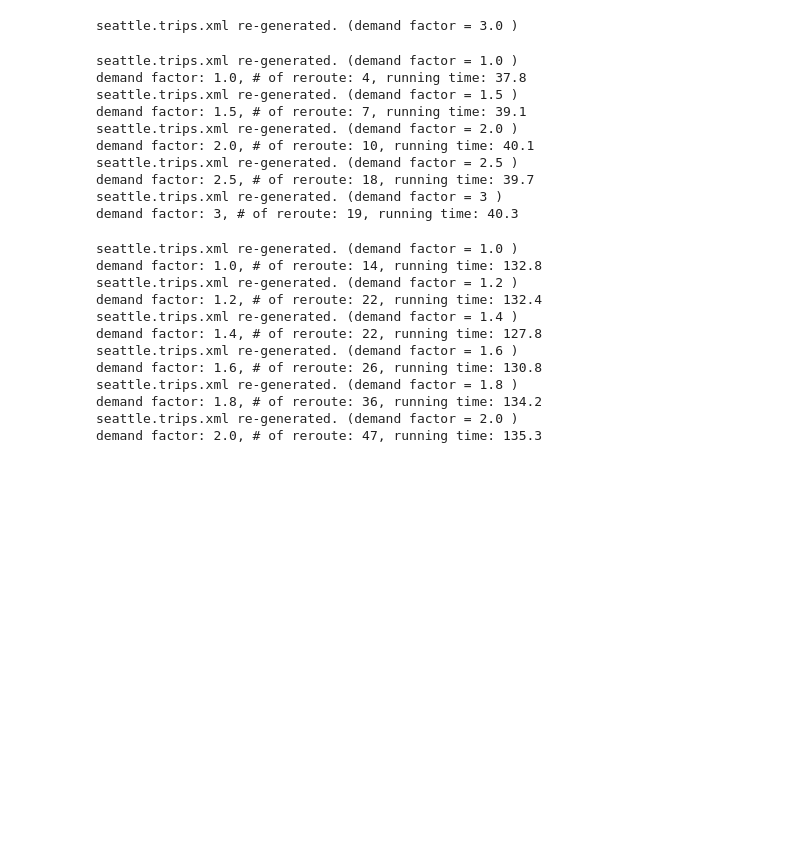
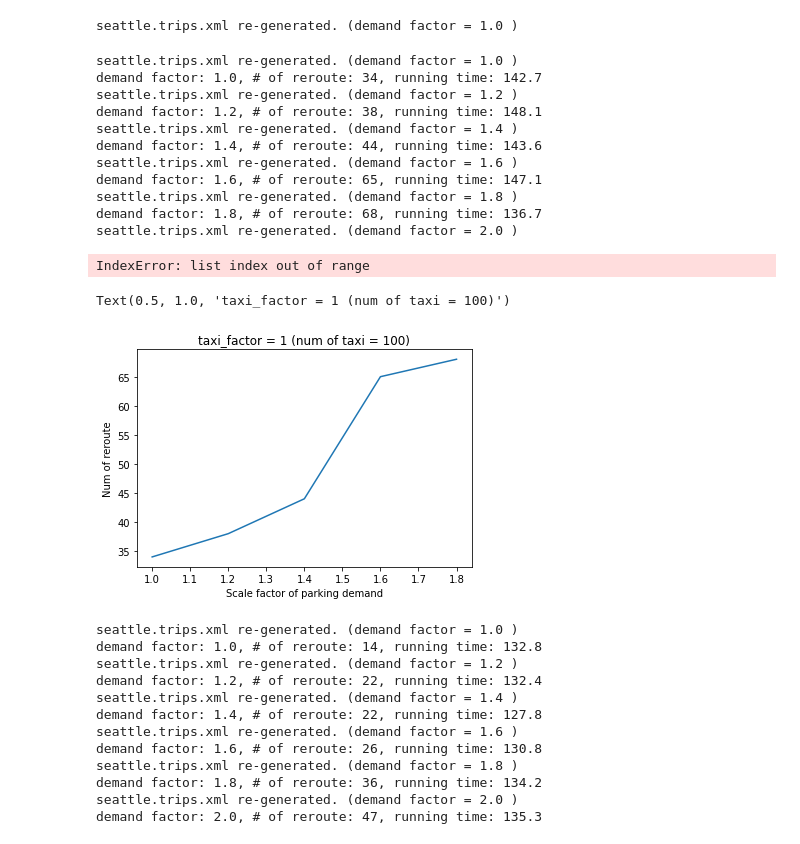
Before and after one commit to STAR-Lab-Curbside-Parking/curbside, a Jupyter notebook: seattle-demo/06_demand_reroute.ipynb, the cells around one changed output. Saved outputs shown, nothing was run; the diff lists cells and outputs as text; code cells hidden in the pictures; blank space fills up the shorter version.

Commit message:
update 06 and routeGeneration.py

```diff
--- a/seattle-demo/06_demand_reroute.ipynb
+++ b/seattle-demo/06_demand_reroute.ipynb
@@ -177,29 +106,51 @@ demand_factors = [1.0, 1.5, 2.0, 2.5, 3]
 # demand_factors = [3]
 # %%
-GenerateRoutes(demand_factor = 3.0, taxi_factor = 2, taxi_num = 100, flow_num=200, simulate_hour = 12, seed = 2)
-reroute_num, running_time = simulate(seconds = 1000, gui = True)
+GenerateRoutes(demand_factor=1.0, taxi_factor=1.0, flow_num=200, simulate_hour=12, seed=1)
+reroute_num, running_time = simulate(seconds = 3600, gui = True)
 # %% [output]
-seattle.trips.xml re-generated. (demand factor = 3.0 )
+seattle.trips.xml re-generated. (demand factor = 1.0 )
 # %%
 traci.close()
 # %%
+demand_factors = [1.0, 1.2, 1.4, 1.6, 1.8, 2.0]
+# demand_factors = [1.0, 1.5, 2.0, 2.5]
+
 reroute_nums = []
 for demand_factor in demand_factors:
-    GenerateRoutes(demand_factor, simulate_hour = 12, seed = 1)
-    reroute_num, running_time = simulate(seconds = 1000, gui = False)
+    GenerateRoutes(demand_factor=demand_factor, taxi_factor=1, taxi_num=100, flow_num=200, simulate_hour=12, seed=1)
+    reroute_num, running_time = simulate(seconds = 3600, gui = False)
     print('demand factor: {}, # of reroute: {}, running time: {}'.format(demand_factor, reroute_num, round(running_time,1)))
     reroute_nums.append(reroute_num)
+traci.close()
+
+plt.figure(figsize=(6,4))
+plt.plot(demand_factors, reroute_nums)
+plt.xlabel('Scale factor of parking demand')
+plt.ylabel('Num of reroute')
+plt.ylim(0, 50)
 # %% [output]
 seattle.trips.xml re-generated. (demand factor = 1.0 )
-demand factor: 1.0, # of reroute: 4, running time: 37.8
-seattle.trips.xml re-generated. (demand factor = 1.5 )
-demand factor: 1.5, # of reroute: 7, running time: 39.1
+demand factor: 1.0, # of reroute: 34, running time: 142.7
+seattle.trips.xml re-generated. (demand factor = 1.2 )
+demand factor: 1.2, # of reroute: 38, running time: 148.1
+seattle.trips.xml re-generated. (demand factor = 1.4 )
+demand factor: 1.4, # of reroute: 44, running time: 143.6
+seattle.trips.xml re-generated. (demand factor = 1.6 )
+demand factor: 1.6, # of reroute: 65, running time: 147.1
+seattle.trips.xml re-generated. (demand factor = 1.8 )
+demand factor: 1.8, # of reroute: 68, running time: 136.7
 seattle.trips.xml re-generated. (demand factor = 2.0 )
-demand factor: 2.0, # of reroute: 10, running time: 40.1
-seattle.trips.xml re-generated. (demand factor = 2.5 )
-demand factor: 2.5, # of reroute: 18, running time: 39.7
-seattle.trips.xml re-generated. (demand factor = 3 )
-demand factor: 3, # of reroute: 19, running time: 40.3
+IndexError: list index out of range
+# %%
+plt.figure(figsize=(6,4))
+plt.plot(demand_factors[0:5], reroute_nums)
+plt.xlabel('Scale factor of parking demand')
+plt.ylabel('Num of reroute')
+plt.title('taxi_factor = 1 (num of taxi = 100)')
+# plt.ylim(0, 50)
+# %% [output]
+Text(0.5, 1.0, 'taxi_factor = 1 (num of taxi = 100)')
+[figure, added]
 # %%
 demand_factors = [1.0, 1.2, 1.4, 1.6, 1.8, 2.0]
 # demand_factors = [3]
```
Also changed, not shown: parts of 3 cells of this notebook, 2 other files.
